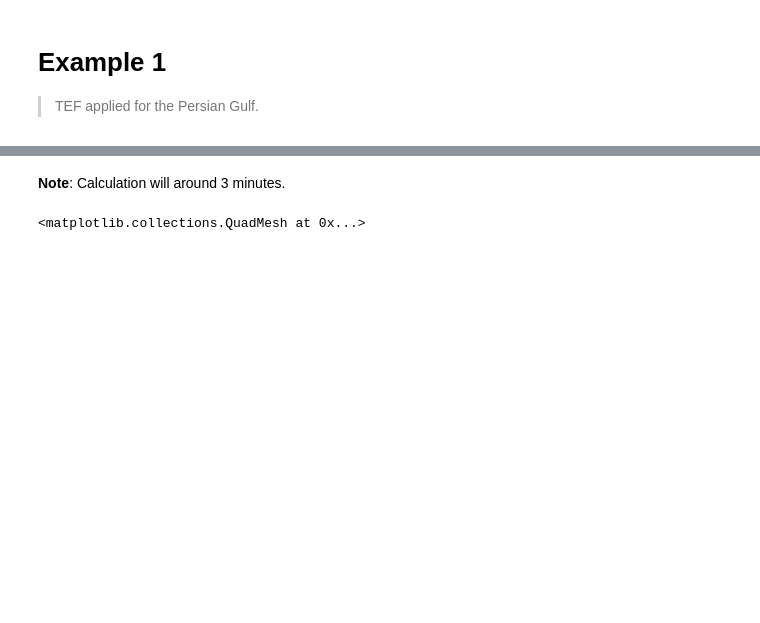
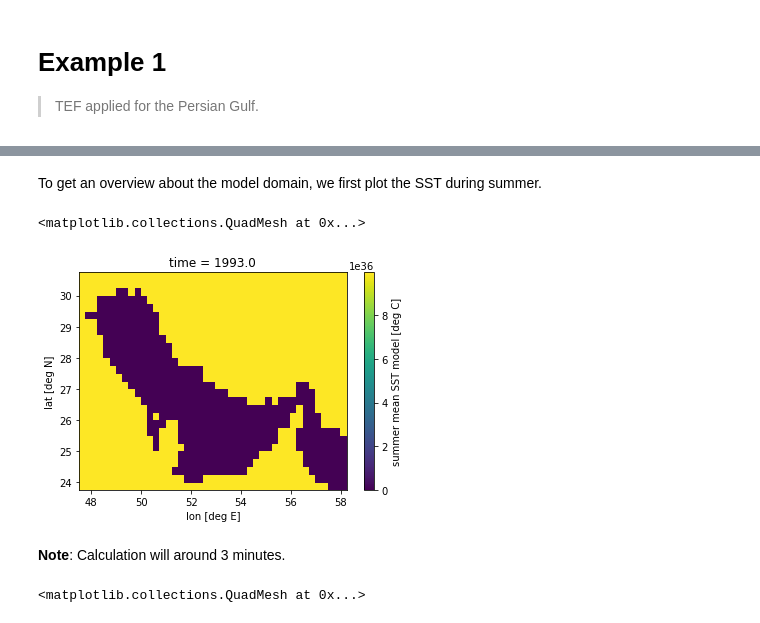
Before and after one commit to florianboergel/pyTEF, a Jupyter notebook: 01_example_persian_gulf.ipynb, the cells around one changed output, grey strips where cells are left out. Saved outputs shown, nothing was run; the diff lists cells and outputs as text; code cells hidden in the pictures; blank space fills up the shorter version.

```diff
--- a/01_example_persian_gulf.ipynb
+++ b/01_example_persian_gulf.ipynb
@@ -11,0 +31,10 @@ tef = TEF_object(ds = ds)
+# %% [markdown]
+To get an overview about the model domain, we first plot the SST during summer.
+# %%
+ds_2d = xr.open_dataset("https://thredds-iow.io-warnemuende.de/thredds/dodsC/Persian_Gulf/IOW-THREDDS-Persian_Gulf_PG_SST_reynolds_2020-11-11-11.nc",
+decode_times=False)
+# %%
+ds_2d.isel(time = 0).temp_summer_mod.plot()
+# %% [output]
+<matplotlib.collections.QuadMesh at 0x...>
+[figure, added]
```
Also changed, not shown: parts of 4 cells of this notebook, 9 other files.
